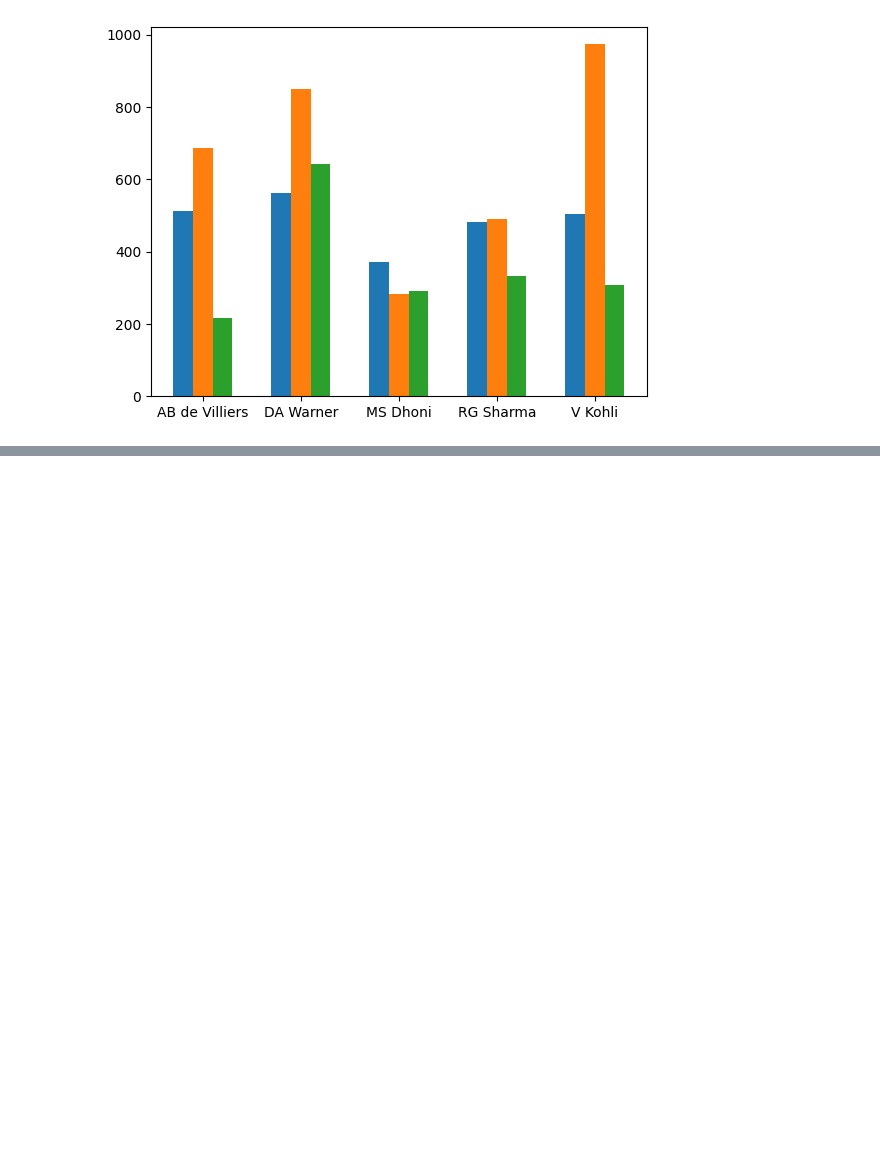
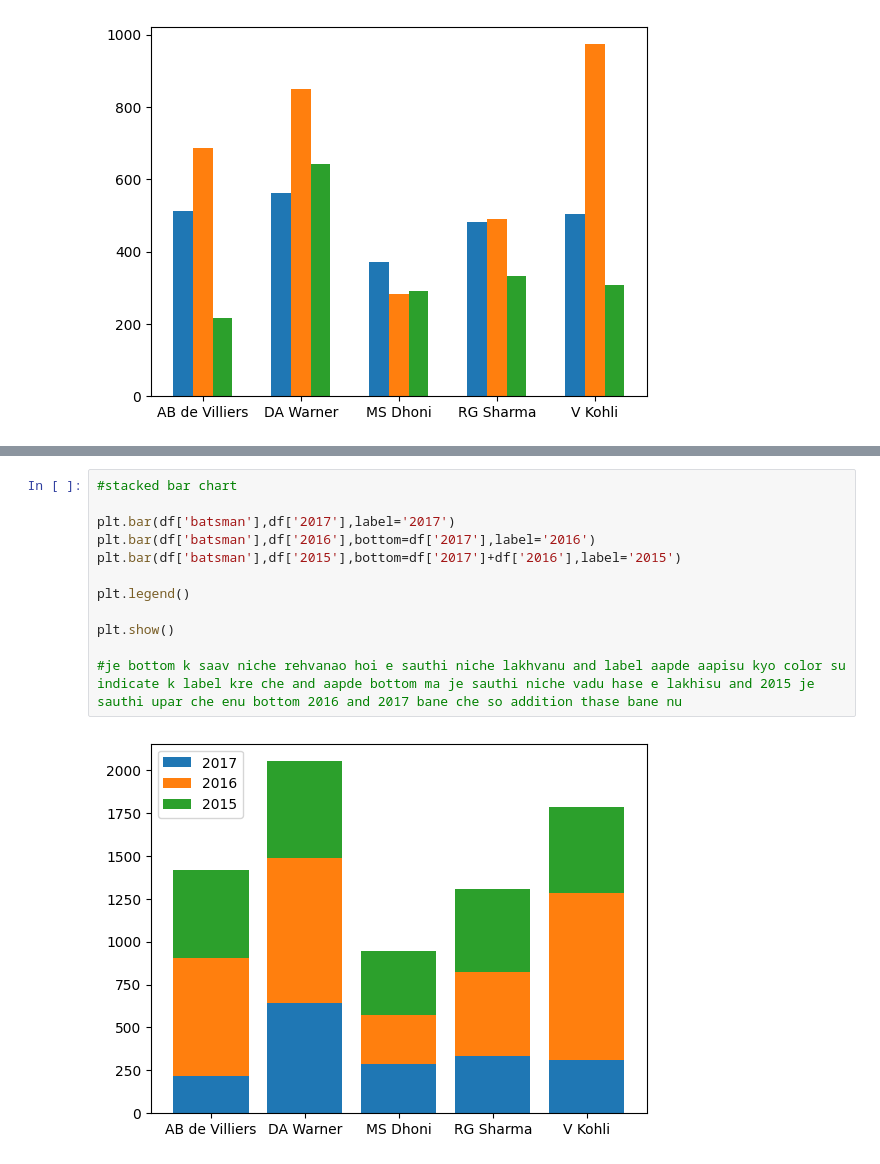
Before and after one commit to Vaidehi1005/MachineLearning, a Jupyter notebook: Matplotlib.ipynb, the cells around one changed output, grey strips where cells are left out. Saved outputs shown, nothing was run; the diff lists cells and outputs as text; blank space fills up the shorter version.

```diff
--- a/Matplotlib.ipynb
+++ b/Matplotlib.ipynb
@@ -341,0 +354,14 @@ plt.bar(colors,child,color='orange')
+# %%
+#stacked bar chart
+
+plt.bar(df['batsman'],df['2017'],label='2017')
+plt.bar(df['batsman'],df['2016'],bottom=df['2017'],label='2016')
+plt.bar(df['batsman'],df['2015'],bottom=df['2017']+df['2016'],label='2015')
+
+plt.legend()
+
+plt.show()
+
+#je bottom k saav niche rehvanao hoi e sauthi niche lakhvanu and label aapde aapisu kyo color su indicate k label kre che and aapde bottom ma je sauthi niche vadu hase e lakhisu and 2015 je sauthi upar che enu bottom 2016 and 2017 bane che so addition thase bane nu
+# %% [output]
+[figure, added]
```
Also changed, not shown: parts of 13 cells of this notebook.
